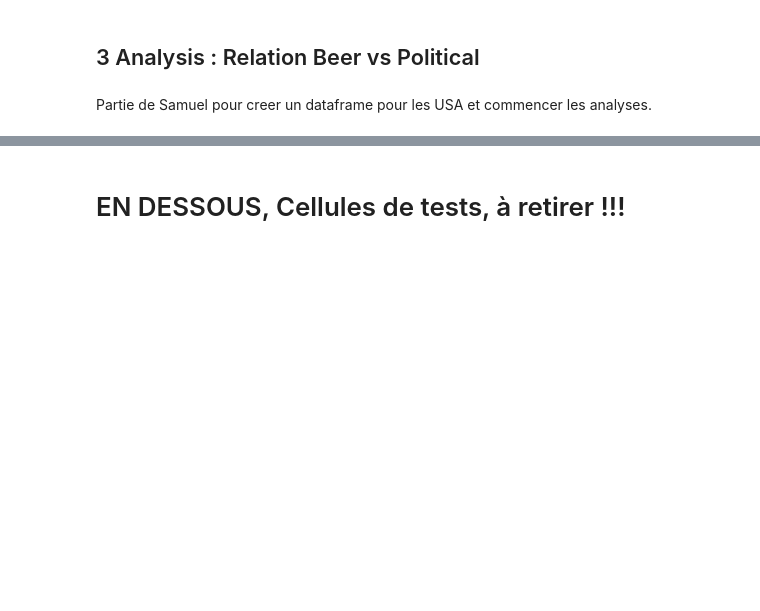
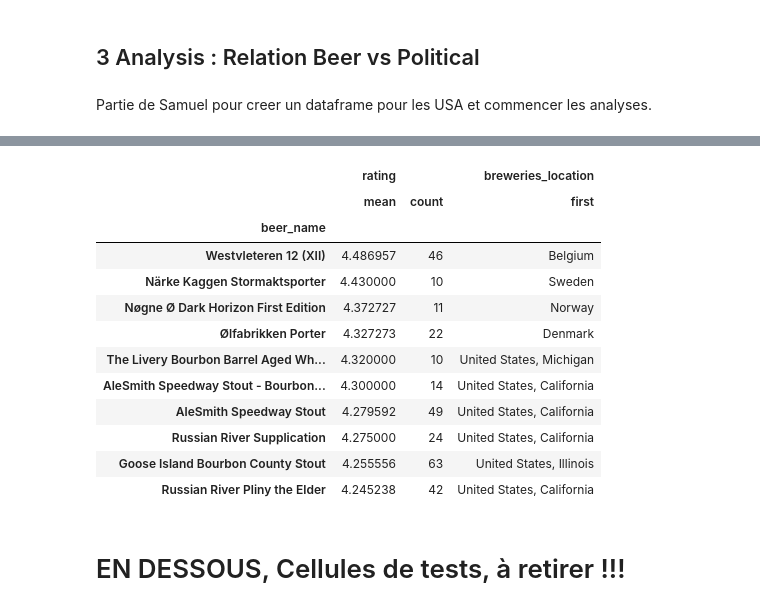
Before and after one commit to epfl-ada/ada-2024-project-casiervert952, a Jupyter notebook: analysis.ipynb, the cells around one changed output, grey strips where cells are left out. Saved outputs shown, nothing was run; the diff lists cells and outputs as text; code cells hidden in the pictures; blank space fills up the shorter version.

```diff
--- a/analysis.ipynb
+++ b/analysis.ipynb
@@ -335,18 +340,51 @@ BA_other = BA_merged.copy()[~BA_merged['user_country'].str.contains('United Stat
 # %%
-#Top ten beer for users of different states
+#Top ten beer for users of different states for RB
+
 #Democrats States
-RB_california = RB_usa.copy()[RB_usa['user_location']=='United States, California']
-RB_california[['beer_name','breweries_location','rating']].groupby(['beer_name']).agg({'rating': 'mean','breweries_location': 'first'}).sort_values('rating',ascending=False)[:10]
+RB_california = RB_usa.copy()[RB_usa['user_state']=='California']
 
-RB_massachusetts = RB_usa.copy()[RB_usa['user_location']=='United States, Massachusetts']
-RB_massachusetts[['beer_name','breweries_location','rating']].groupby(['beer_name']).agg({'rating': 'mean','breweries_location': 'first'}).sort_values('rating',ascending=False)[:10]
+# Keep the beer if it has at leat 10 ratings
+counts = RB_california.groupby('beer_id')['rating'].transform('count')
+RB_california = RB_california[counts >= 10]
+
+top10_california = RB_california[['beer_name','breweries_location','rating']].groupby(['beer_name']).agg({'rating': ['mean','count'],'breweries_location': 'first'}).sort_values(('rating','mean'),ascending=False)[:10]
+
+RB_massachusetts = RB_usa.copy()[RB_usa['user_state']=='Massachusetts']
+counts = RB_massachusetts.groupby('beer_id')['rating'].transform('count')
+RB_massachusetts = RB_massachusetts[counts >= 10]
+top10_massachusetts =RB_massachusetts[['beer_name','breweries_location','rating']].groupby(['beer_name']).agg({'rating': ['mean','count'],'breweries_location': 'first'}).sort_values(('rating','mean'),ascending=False)[:10]
 
 #Republican States
-RB_alabama = RB_usa.copy()[RB_usa['user_location']=='United States, Alabama']
-RB_alabama[['beer_name','breweries_location','rating']].groupby(['beer_name']).agg({'rating': 'mean','breweries_location': 'first'}).sort_values('rating',ascending=False)[:10]
+RB_alabama = RB_usa.copy()[RB_usa['user_state']=='Alabama']
+counts = RB_alabama.groupby('beer_id')['rating'].transform('count')
+RB_alabama = RB_alabama[counts >= 10]
+top10_alabama =RB_alabama[['beer_name','breweries_location','rating']].groupby(['beer_name']).agg({'rating': ['mean','count'],'breweries_location': 'first'}).sort_values(('rating','mean'),ascending=False)[:10]
 
-RB_indiana = RB_usa.copy()[RB_usa['user_location']=='United States, Indiana']
-RB_indiana[['beer_name','breweries_location','rating']].groupby(['beer_name']).agg({'rating': 'mean','breweries_location': 'first'}).sort_values('rating',ascending=False)[:10]
+RB_indiana = RB_usa.copy()[RB_usa['user_state']=='Indiana']
+counts = RB_indiana.groupby('beer_id')['rating'].transform('count')
+RB_indiana = RB_indiana[counts >= 10]
+top10_indiana =RB_indiana[['beer_name','breweries_location','rating']].groupby(['beer_name']).agg({'rating': ['mean','count'],'breweries_location': 'first'}).sort_values(('rating','mean'),ascending=False)[:10]
+
+RB_wyoming = RB_usa.copy()[RB_usa['user_state']=='Wyoming']
+counts = RB_wyoming.groupby('beer_id')['rating'].transform('count')
+RB_wyoming = RB_wyoming[counts >= 5]
+top10_wyoming =RB_wyoming[['beer_name','breweries_location','rating']].groupby(['beer_name']).agg({'rating': ['mean','count'],'breweries_location': 'first'}).sort_values(('rating','mean'),ascending=False)
+# %%
+top10_indiana
+# %% [output]
+|  | rating |  | breweries_location |
+|  | mean | count | first |
+| beer_name |  |  |  |
+| Westvleteren 12 (XII) | 4.486957 | 46 | Belgium |
+| Närke Kaggen Stormaktsporter | 4.430000 | 10 | Sweden |
+| Nøgne Ø Dark Horizon First Edition | 4.372727 | 11 | Norway |
+| Ølfabrikken Porter | 4.327273 | 22 | Denmark |
+| The Livery Bourbon Barrel Aged Wh... | 4.320000 | 10 | United States, Michigan |
+| AleSmith Speedway Stout - Bourbon... | 4.300000 | 14 | United States, California |
+| AleSmith Speedway Stout | 4.279592 | 49 | United States, California |
+| Russian River Supplication | 4.275000 | 24 | United States, California |
+| Goose Island Bourbon County Stout | 4.255556 | 63 | United States, Illinois |
+| Russian River Pliny the Elder | 4.245238 | 42 | United States, California |
 # %% [markdown]
 # EN DESSOUS, Cellules de tests, à retirer !!!
 # %%
```
Also changed, not shown: parts of 8 cells of this notebook.
